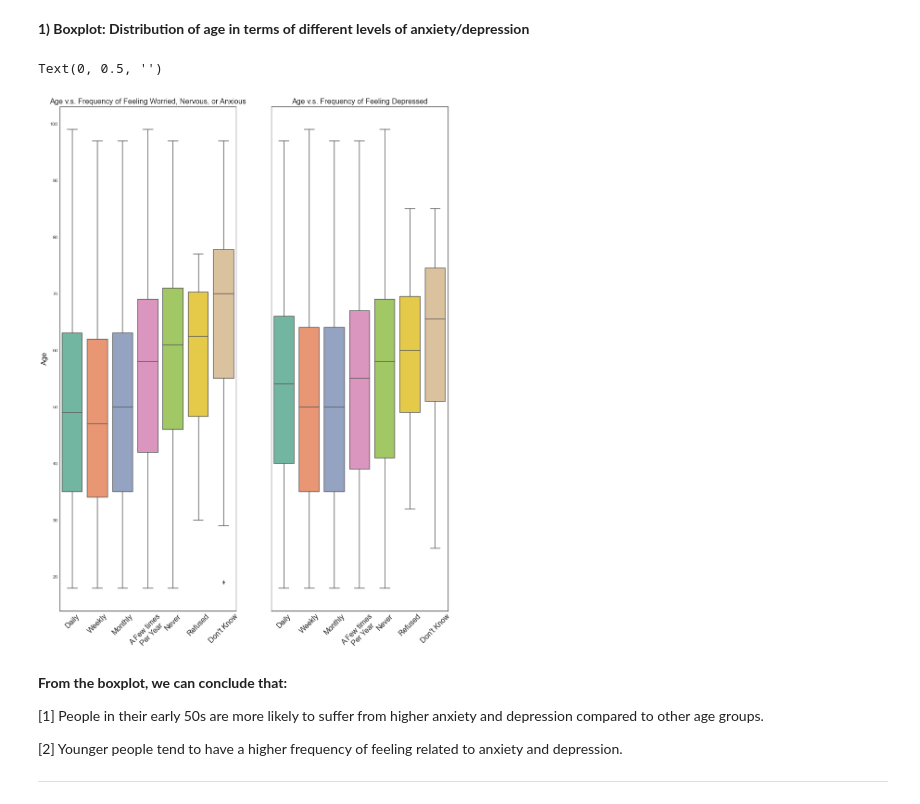
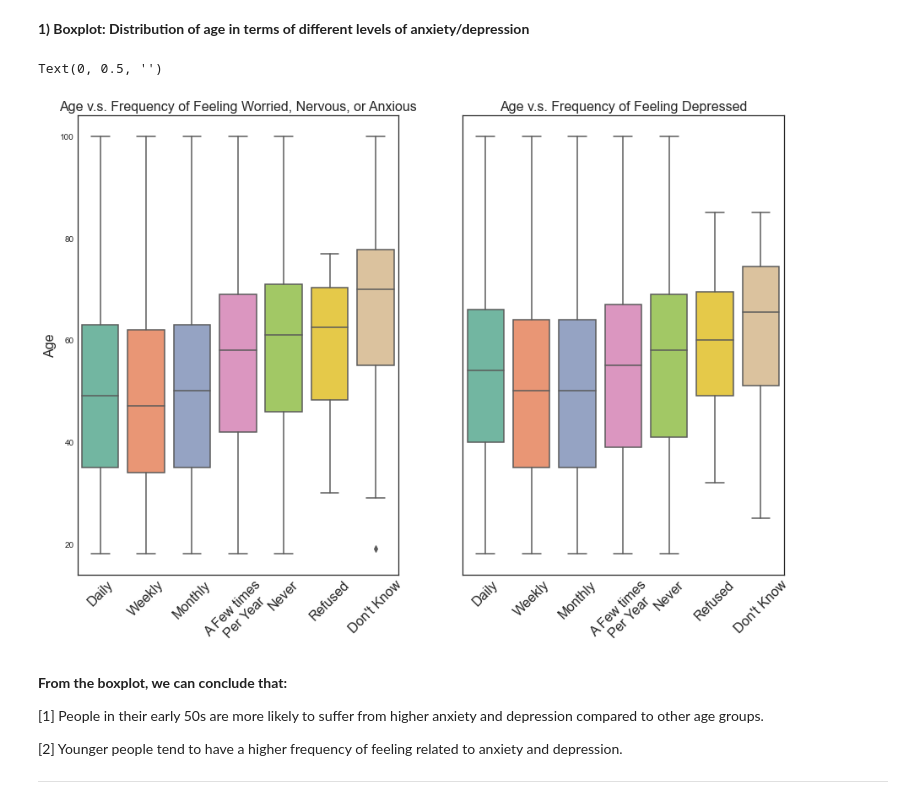
Before and after one commit to vidishac/Data_Mining_Project, a Jupyter notebook: Data_Cleaning_Project.ipynb, the cells around one changed output. Saved outputs shown, nothing was run; the diff lists cells and outputs as text; code cells hidden in the pictures.

```diff
--- a/Data_Cleaning_Project.ipynb
+++ b/Data_Cleaning_Project.ipynb
@@ -220,8 +220,8 @@ Name: URBRRL, dtype: int64
 # Therefore, drop them or integrate these 3 classes into 1 with a value of 0
 
 # First, make sure there is no '0' value that has statistical meaning
-zero = df_cate.describe().loc['min'] == 0
-print(zero[zero == True].index[0], 'has a minimum value of 0.')
+max = df_cat.describe().loc['max'].max()
+print('Among categorical variables, the maximum value with statistical meaning is:', max)
 
 # In the codebook, we know that:
 # EDUC_A = 0:
@@ -230,5 +230,7 @@ print(zero[zero == True].index[0], 'has a minimum value of 0.')
 #            Frequency  : 59
 #            Percent    : 0.2
 
-df_category = df_cate.replace([7, 8, 9, 97, 98, 99], 0)
+df_cate[rv_cat['Variable Names'].tolist()] = df_cate[rv_cat['Variable Names'].tolist()].replace([7, 8, 9], 100)
+
+df_category = df_cate.replace([97, 98, 99], 100)
 # %% [output]
@@ -258,27 +260,27 @@ df
 **1) Boxplot: Distribution of age in terms of different levels of anxiety/depression**
 # %%
 # Draw a boxplot to show the distribution of age against frequency of feeling anxious/depression
-fig, axes = plt.subplots(1, 2, figsize = (15, 20), sharey = True)
+fig, axes = plt.subplots(1, 2, figsize = (15, 10), sharey = True)
 xlabel = ('Daily', 'Weekly', 'Monthly',
           'A Few times\n Per Year', 'Never',
           'Refused', 'Don\'t Know')
 
 # Age vs Frequency of Feeling Worried, Nervous, or Anxious
-sns.boxplot(x = 'ANXFREQ_A', y = 'AGEP_A', data = df, palette = "Set2", ax = axes[0])
+sns.boxplot(x = 'ANXFREQ_A', y = 'AGEP_A', data = df_category, palette = "Set2", ax = axes[0])
 axes[0].set_title('Age v.s. Frequency of Feeling Worried, Nervous, or Anxious', fontdict = {'size': 16})
 axes[0].set_xticklabels(xlabel, fontdict = {'size': 16}, rotation = 45)
 axes[0].set_xlabel('')
 axes[0].set_ylabel('Age', fontdict = {'size': 16})
 
 # Age vs Frequency of Feeling Depressed
-sns.boxplot(x = 'DEPFREQ_A', y = 'AGEP_A', data = df, palette = "Set2", ax = axes[1])
+sns.boxplot(x = 'DEPFREQ_A', y = 'AGEP_A', data = df_category, palette = "Set2", ax = axes[1])
 axes[1].set_title('Age v.s. Frequency of Feeling Depressed', fontdict = {'size': 16})
 axes[1].set_xticklabels(xlabel, fontdict = {'size': 16}, rotation = 45)
 axes[1].set_xlabel('')
 axes[1].set_ylabel('')
 # %% [output]
 Text(0, 0.5, '')
-[figure, old version]
+[figure, new version]
 # %% [markdown]
 **From the boxplot, we can conclude that:**
 
```
Also changed, not shown: parts of 6 cells of this notebook.
